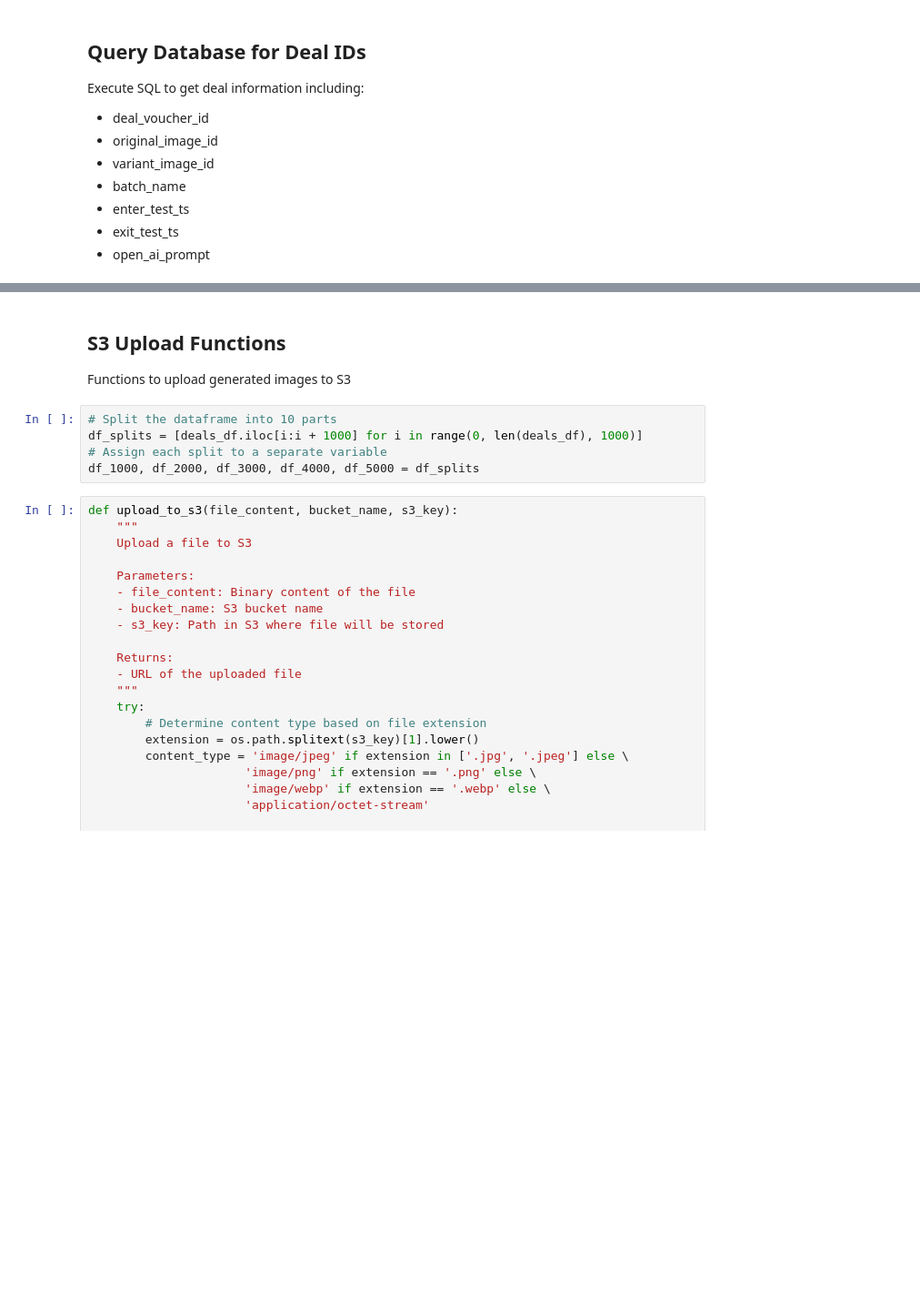
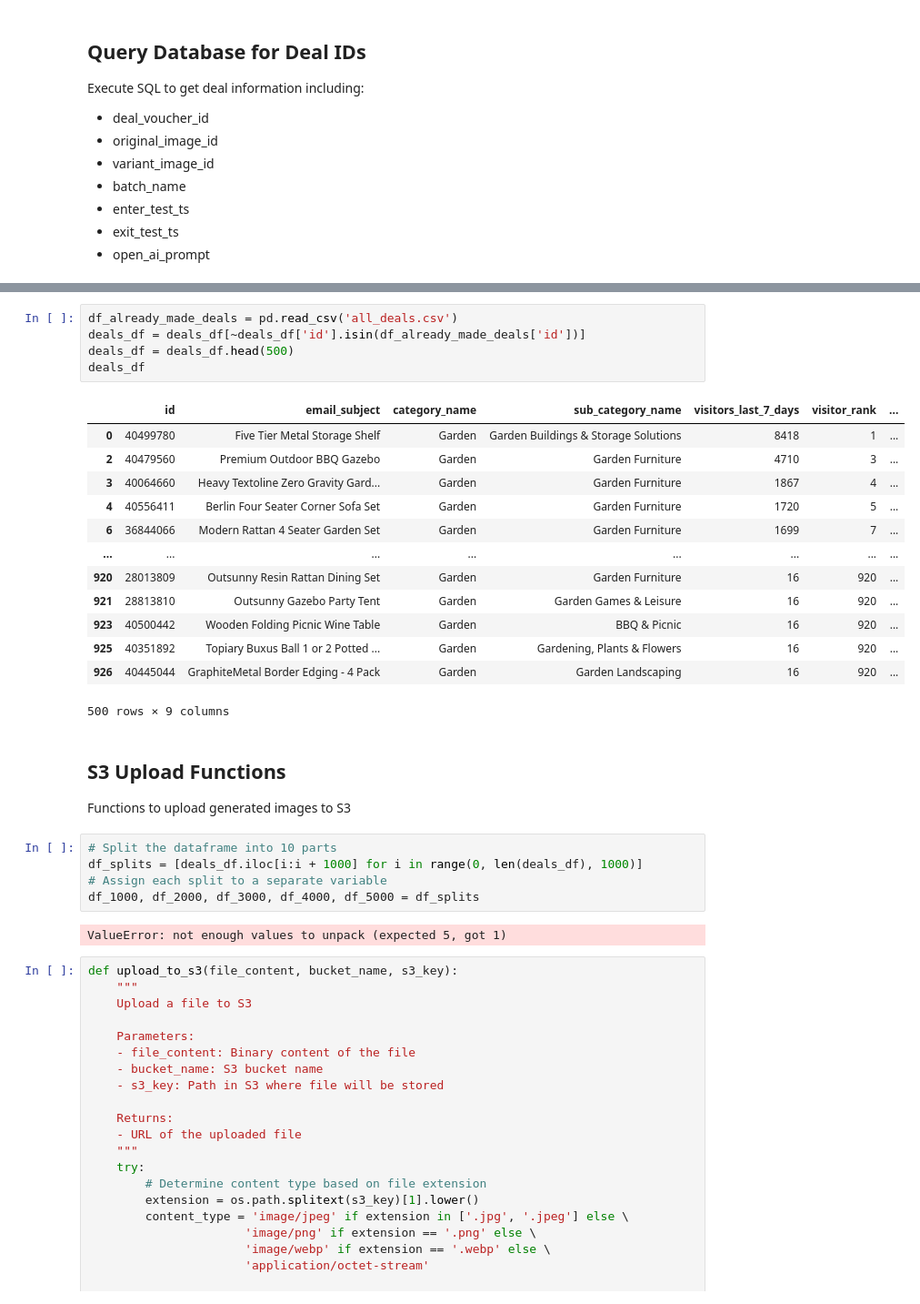
Before and after one commit to oatesewow/ai-images, a Jupyter notebook: generate_variants.ipynb, the cells around one changed output, grey strips where cells are left out. Shown: that part at 91% size. Cells and saved outputs as stored; diff of their text form; blank space fills up the shorter version.

```diff
--- a/generate_variants.ipynb
+++ b/generate_variants.ipynb
@@ -119,3 +126,22 @@ deals_df.head()
+# %%
+df_already_made_deals = pd.read_csv('all_deals.csv')
+deals_df = deals_df[~deals_df['id'].isin(df_already_made_deals['id'])]
+deals_df = deals_df.head(500)
+deals_df
+# %% [output]
+|  | id | email_subject | category_name | sub_category_name | visitors_last_7_days | visitor_rank | ... |
+| 0 | 40499780 | Five Tier Metal Storage Shelf | Garden | Garden Buildings & Storage Solutions | 8418 | 1 | ... |
+| 2 | 40479560 | Premium Outdoor BBQ Gazebo | Garden | Garden Furniture | 4710 | 3 | ... |
+| 3 | 40064660 | Heavy Textoline Zero Gravity Gard... | Garden | Garden Furniture | 1867 | 4 | ... |
+| 4 | 40556411 | Berlin Four Seater Corner Sofa Set | Garden | Garden Furniture | 1720 | 5 | ... |
+| 6 | 36844066 | Modern Rattan 4 Seater Garden Set | Garden | Garden Furniture | 1699 | 7 | ... |
+| ... | ... | ... | ... | ... | ... | ... | ... |
+| 920 | 28013809 | Outsunny Resin Rattan Dining Set | Garden | Garden Furniture | 16 | 920 | ... |
+| 921 | 28813810 | Outsunny Gazebo Party Tent | Garden | Garden Games & Leisure | 16 | 920 | ... |
+| 923 | 40500442 | Wooden Folding Picnic Wine Table | Garden | BBQ & Picnic | 16 | 920 | ... |
+| 925 | 40351892 | Topiary Buxus Ball 1 or 2 Potted ... | Garden | Gardening, Plants & Flowers | 16 | 920 | ... |
+| 926 | 40445044 | GraphiteMetal Border Edging - 4 Pack | Garden | Garden Landscaping | 16 | 920 | ... |
+500 rows × 9 columns
 # %% [markdown]
 ## S3 Upload Functions
 
@@ -125,6 +151,8 @@ Functions to upload generated images to S3
 df_splits = [deals_df.iloc[i:i + 1000] for i in range(0, len(deals_df), 1000)]
 # Assign each split to a separate variable
 df_1000, df_2000, df_3000, df_4000, df_5000 = df_splits
+# %% [output]
+ValueError: not enough values to unpack (expected 5, got 1)
 # %%
 def upload_to_s3(file_content, bucket_name, s3_key):
     """
```
Also changed, not shown: parts of 4 cells of this notebook, 1 other file.
